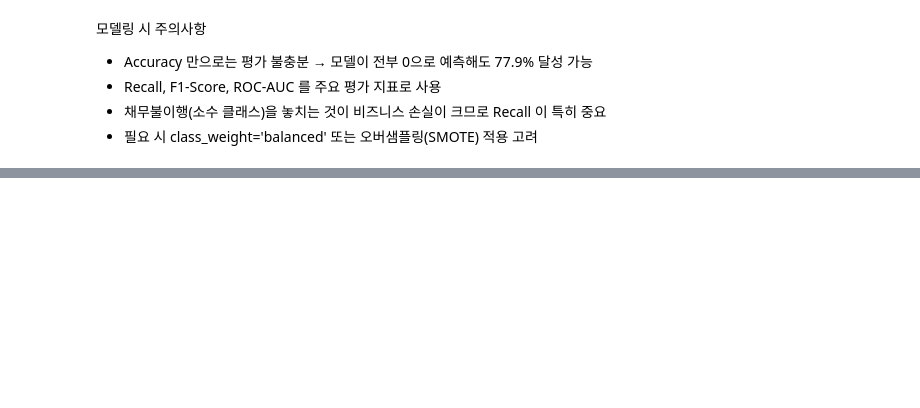
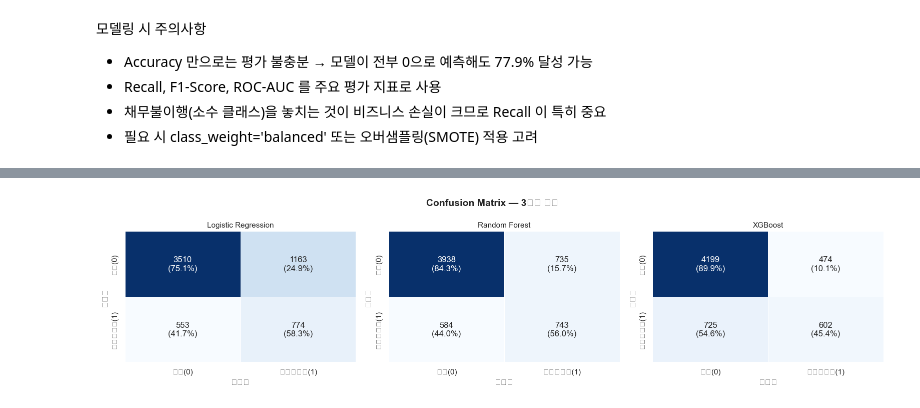
Before and after one commit to sohson/hipython, a Jupyter notebook: ml/11_신용카드_채무불이행_고객예측.ipynb, the cells around one changed output, grey strips where cells are left out. Drawn from its saved outputs; the diff is of its cells as text; code cells hidden in the pictures; blank space fills up the shorter version.

```diff
--- a/ml/11.신용카드_채무불이행_고객예측.ipynb
+++ b/ml/11_신용카드_채무불이행_고객예측.ipynb
@@ -304,0 +601,19 @@ from sklearn.metrics import classification_report, confusion_matrix, roc_auc_sco
+# %%
+# 4-3. XGBoost
+from xgboost import XGBClassifier
+
+# SMOTE로 균형 맞춤 → scale_pos_weight=1 (기본값)
+xgb_model = XGBClassifier(
+    n_estimators=300,
+    max_depth=6,
+    learning_rate=0.05,
+    eval_metric='logloss',
+    random_state=42,
+    n_jobs=-1
+)
+xgb_model.fit(X_train_sm, y_train_sm)  # SMOTE 적용 데이터
+
+xgb_pred       = xgb_model.predict(X_test)
+xgb_pred_proba = xgb_model.predict_proba(X_test)[:, 1]
+
+print("XGBoost 학습 완료 ✓")
@@ -304,0 +687,31 @@ from sklearn.metrics import classification_report, confusion_matrix, roc_auc_sco
+# %%
+# 5-2. Confusion Matrix 시각화
+import matplotlib.pyplot as plt
+import seaborn as sns
+import numpy as np
+
+fig, axes = plt.subplots(1, 3, figsize=(16, 4))
+fig.suptitle('Confusion Matrix — 3모델 비교', fontsize=14, fontweight='bold')
+
+for ax, (name, (pred, _)) in zip(axes, models_eval.items()):
+    cm     = confusion_matrix(y_test, pred)
+    cm_pct = cm.astype(float) / cm.sum(axis=1, keepdims=True) * 100
+
+    labels = np.array(
+        [[f"{v}\n({p:.1f}%)" for v, p in zip(row_v, row_p)]
+         for row_v, row_p in zip(cm, cm_pct)]
+    )
+    sns.heatmap(
+        cm, annot=labels, fmt='', cmap='Blues',
+        xticklabels=['정상(0)', '채무불이행(1)'],
+        yticklabels=['정상(0)', '채무불이행(1)'],
+        ax=ax, cbar=False, linewidths=0.5
+    )
+    ax.set_title(name, fontsize=11)
+    ax.set_xlabel('예측값')
+    ax.set_ylabel('실제값')
+
+plt.tight_layout()
+plt.show()
+# %% [output]
+[figure, added]
```
Also changed, not shown: parts of 20 cells of this notebook.
